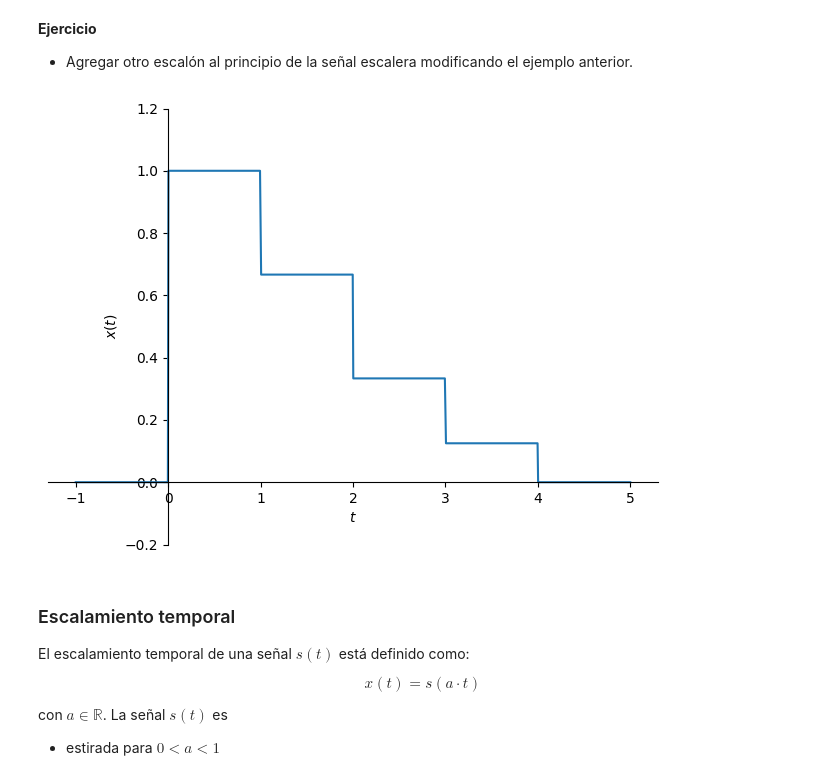
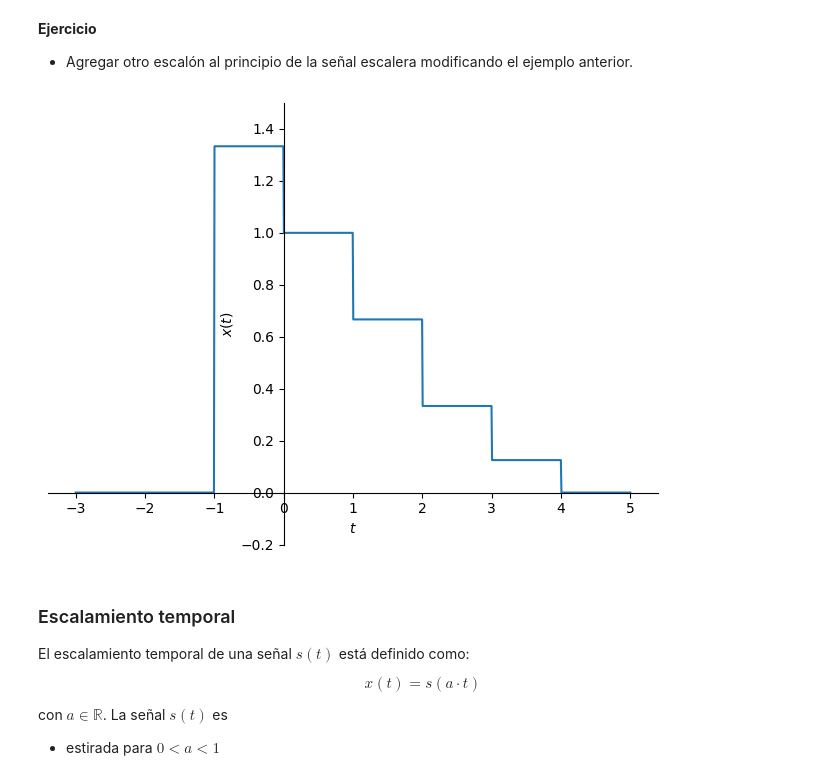
Before and after one commit to amaartin/Senales-y-Sistemas, a Jupyter notebook: Cuaderno_3__Operaciones_de_señales_continuas.ipynb, the cells around one changed output. Cells and saved outputs as stored; diff of their text form; code cells hidden in the pictures.

```diff
--- a/Cuaderno_3__Operaciones_de_señales_continuas.ipynb
+++ b/Cuaderno_3__Operaciones_de_señales_continuas.ipynb
@@ -77,11 +77,11 @@ sym.plot(x, (t, -1, 5), ylim=[-0.2, 1.2], ylabel='$x(t)$');
 # %%
 rect = sym.Heaviside(t + 0.5) - sym.Heaviside(t - 0.5)
 #sym.plot(rect, xlim=[-2,2], ylabel = r'rect(t)')
 #los rect desplazados se acoplan con escalamientos diferentes
-x =rect.subs(t, t-1/2)+ 2/3*rect.subs(t, t-3/2) + 1/3*rect.subs(t, t-5/2)+1/8 *rect.subs(t, t-7/2)
-sym.plot(x, (t, -1, 5), ylim=[-0.2, 1.2], ylabel='$x(t)$');
+x =4/3*rect.subs(t, t+1/2)+rect.subs(t, t-1/2)+ 2/3*rect.subs(t, t-3/2) + 1/3*rect.subs(t, t-5/2)+1/8 *rect.subs(t, t-7/2)
+sym.plot(x, (t, -3, 5), ylim=[-0.2, 1.5], ylabel='$x(t)$');
 # %% [output]
-[figure, old version]
+[figure, new version]
 # %% [markdown]
 ### Escalamiento temporal
 
```
Also changed, not shown: parts of 1 cell of this notebook.
